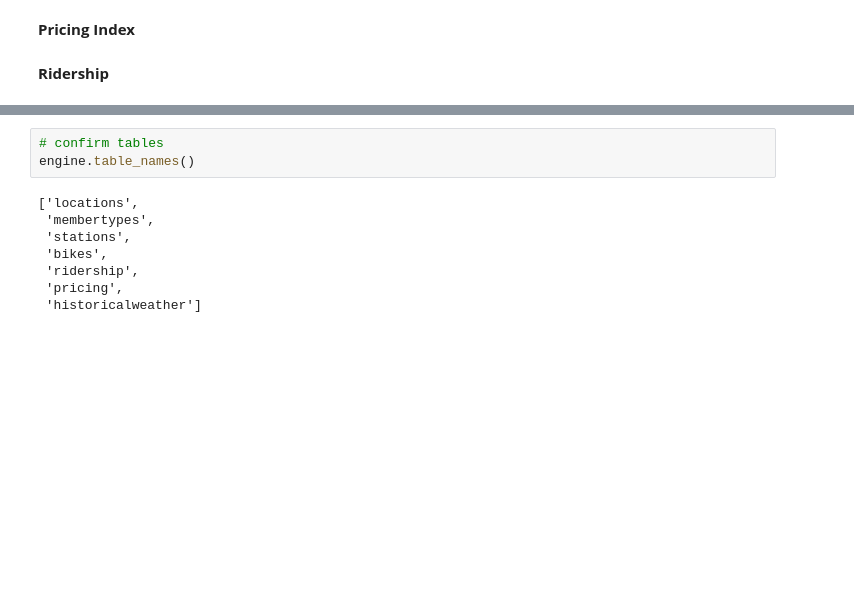
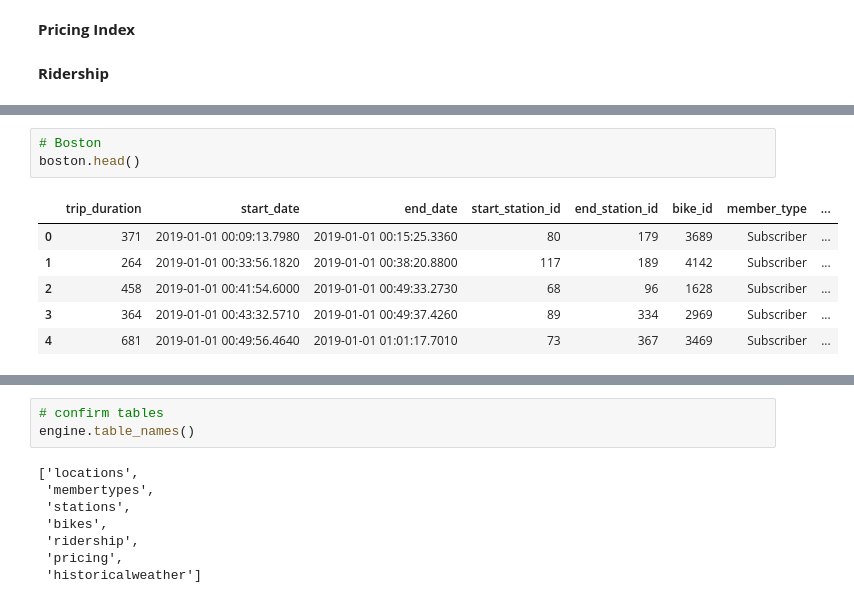
Before and after one commit to JeganS948/project2, a Jupyter notebook: locations.ipynb, the cells around one changed output, grey strips where cells are left out. Cells and saved outputs as stored; diff of their text form; blank space fills up the shorter version.

```diff
--- a/locations.ipynb
+++ b/locations.ipynb
@@ -106,0 +194,10 @@ toronto.head()
+# %%
+# Boston
+boston.head()
+# %% [output]
+|  | trip_duration | start_date | end_date | start_station_id | end_station_id | bike_id | member_type | ... |
+| 0 | 371 | 2019-01-01 00:09:13.7980 | 2019-01-01 00:15:25.3360 | 80 | 179 | 3689 | Subscriber | ... |
+| 1 | 264 | 2019-01-01 00:33:56.1820 | 2019-01-01 00:38:20.8800 | 117 | 189 | 4142 | Subscriber | ... |
+| 2 | 458 | 2019-01-01 00:41:54.6000 | 2019-01-01 00:49:33.2730 | 68 | 96 | 1628 | Subscriber | ... |
+| 3 | 364 | 2019-01-01 00:43:32.5710 | 2019-01-01 00:49:37.4260 | 89 | 334 | 2969 | Subscriber | ... |
+| 4 | 681 | 2019-01-01 00:49:56.4640 | 2019-01-01 01:01:17.7010 | 73 | 367 | 3469 | Subscriber | ... |
```
Also changed, not shown: parts of 26 cells of this notebook.
